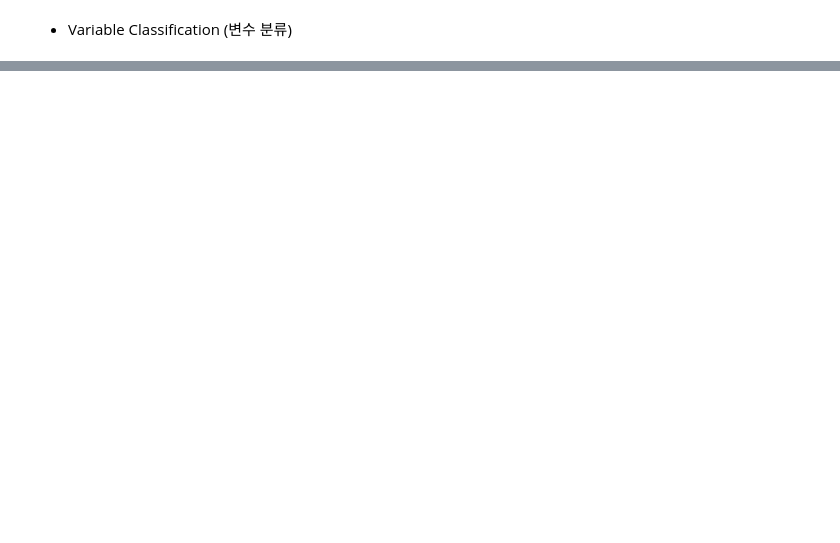
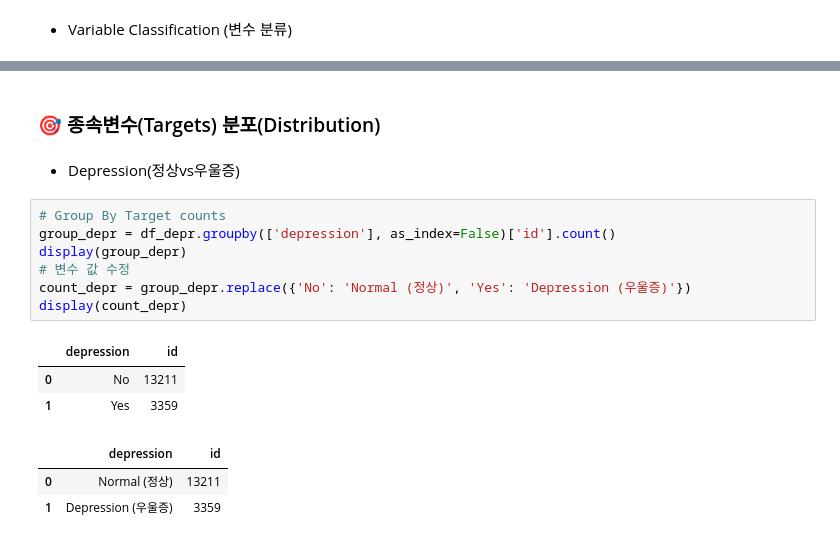
Before and after one commit to kyungjaecheong/Kor-DEEPression, a Jupyter notebook: 2_Modeling/2-2_EDA.ipynb, the cells around one changed output, grey strips where cells are left out. Cells and saved outputs as stored; diff of their text form; blank space fills up the shorter version.

```diff
--- a/2_Modeling/2-2_EDA.ipynb
+++ b/2_Modeling/2-2_EDA.ipynb
@@ -155,0 +261,18 @@ Sum of Categorical Data : 20
+# %% [markdown]
+### 🎯 종속변수(Targets) 분포(Distribution)
+# %% [markdown]
+- Depression(정상vs우울증)
+# %%
+# Group By Target counts
+group_depr = df_depr.groupby(['depression'], as_index=False)['id'].count()
+display(group_depr)
+# 변수 값 수정
+count_depr = group_depr.replace({'No': 'Normal (정상)', 'Yes': 'Depression (우울증)'})
+display(count_depr)
+# %% [output]
+|  | depression | id |
+| 0 | No | 13211 |
+| 1 | Yes | 3359 |
+|  | depression | id |
+| 0 | Normal (정상) | 13211 |
+| 1 | Depression (우울증) | 3359 |
```
Also changed, not shown: parts of 20 cells of this notebook.
